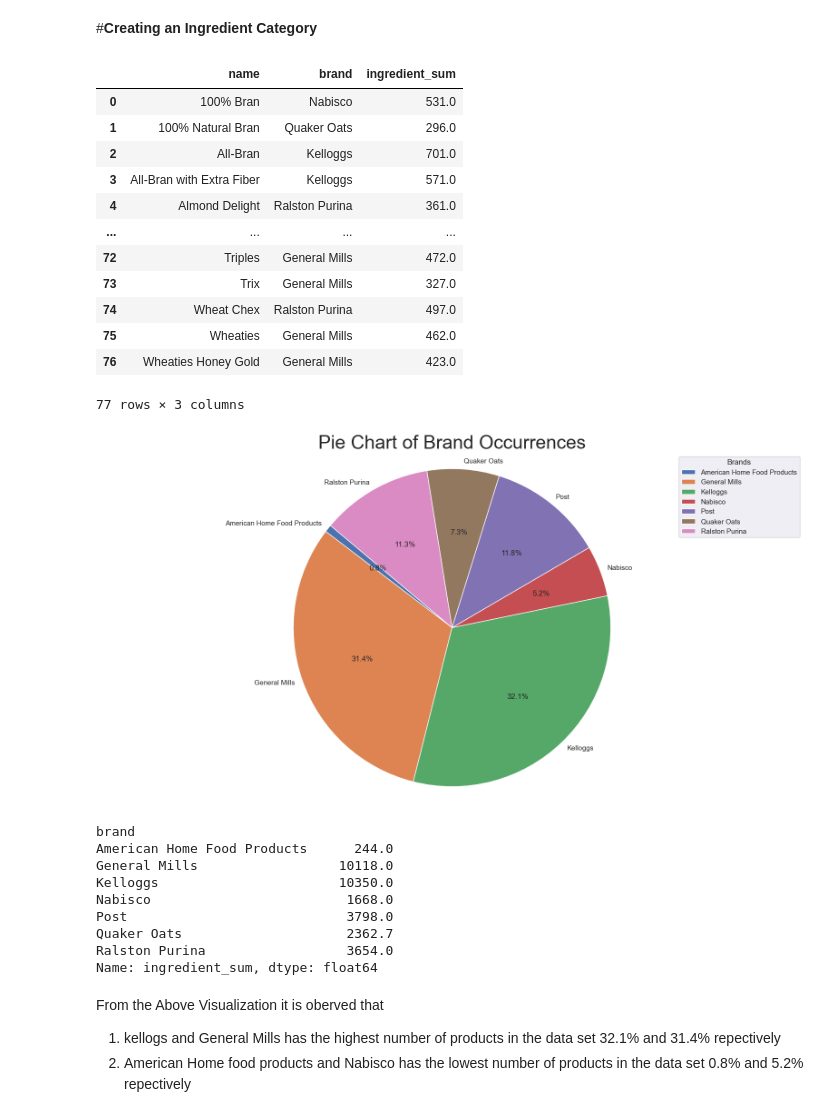
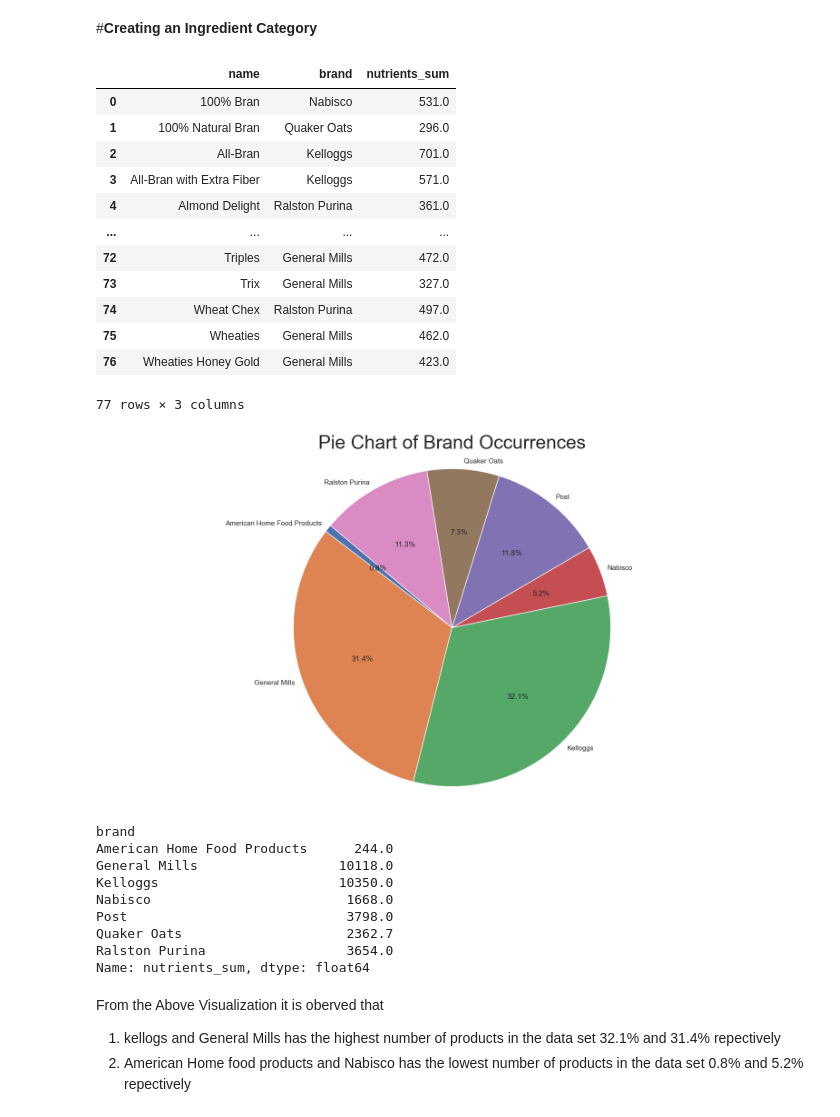
Before and after one commit to Awanieva/Team-InsightHub, a Jupyter notebook: Cereal_Analysis.ipynb, the cells around one changed output. Cells and saved outputs as stored; diff of their text form; code cells hidden in the pictures.

```diff
--- a/Cereal_Analysis.ipynb
+++ b/Cereal_Analysis.ipynb
@@ -201,10 +208,6 @@ plt.show()
 [figure]
 # %% [markdown]
 #**Creating New Columns**
-# %%
-cereal['brand'] = None
-
-cereal['ingredient_sum'] = None
 # %%
 cereal.columns
 # %% [output]
@@ -251,13 +239,13 @@ Name: brand, Length: 77, dtype: object
 # %% [markdown]
 #**Creating an Ingredient Category**
 # %%
-ingredient_columns=['calories','protein','fat','sodium','fiber','carbo','sugars','potass','vitamins']
-cereal['ingredient_sum'] = cereal[ingredient_columns].sum(axis=1)
-insights=cereal[['name','brand','ingredient_sum']]
+nutrient_columns=['calories','protein','fat','sodium','fiber','carbo','sugars','potass','vitamins']
+cereal['nutrients_sum'] = cereal[nutrient_columns].sum(axis=1)
+insights=cereal[['name','brand','nutrients_sum']]
 # %%
 insights
 # %% [output]
-|  | name | brand | ingredient_sum |
+|  | name | brand | nutrients_sum |
 | 0 | 100% Bran | Nabisco | 531.0 |
 | 1 | 100% Natural Bran | Quaker Oats | 296.0 |
 | 2 | All-Bran | Kelloggs | 701.0 |
@@ -272,22 +260,20 @@ insights
 77 rows × 3 columns
 # %%
 #Grouping the data by 'brand' and calculating the total ingredient_sum of each category
-brand_counts = cereal.groupby('brand')['ingredient_sum'].sum()
+brand_counts = cereal.groupby('brand')['nutrients_sum'].sum()
 
 # Creating a pie chart
 plt.figure(figsize=(20, 10))
-wedges, texts, autotexts = plt.pie(brand_counts, labels=brand_counts.index, labeldistance=1.05, autopct='%1.1f%%', startangle=140)
+_ = plt.pie(brand_counts, labels=brand_counts.index, labeldistance=1.05, autopct='%1.1f%%', startangle=140)
 
 # Adding a title
 plt.title('Pie Chart of Brand Occurrences', fontsize=30)
 
-
 # Displaying the pie chart
 plt.axis('equal')
-plt.legend(brand_counts.index, title='Brands', loc='upper right')
 plt.show()
 # %% [output]
-[figure, old version]
+[figure, new version]
 # %%
 print(brand_counts)
 # %% [output]
@@ -299,7 +285,7 @@ Nabisco                         1668.0
 Post                            3798.0
 Quaker Oats                     2362.7
 Ralston Purina                  3654.0
-Name: ingredient_sum, dtype: float64
+Name: nutrients_sum, dtype: float64
 # %% [markdown]
 From the Above Visualization it is oberved that
 1. kellogs and General Mills has the highest number of products in the data set 32.1% and 31.4% repectively
```
Also changed, not shown: parts of 24 cells of this notebook, 5 other files.
